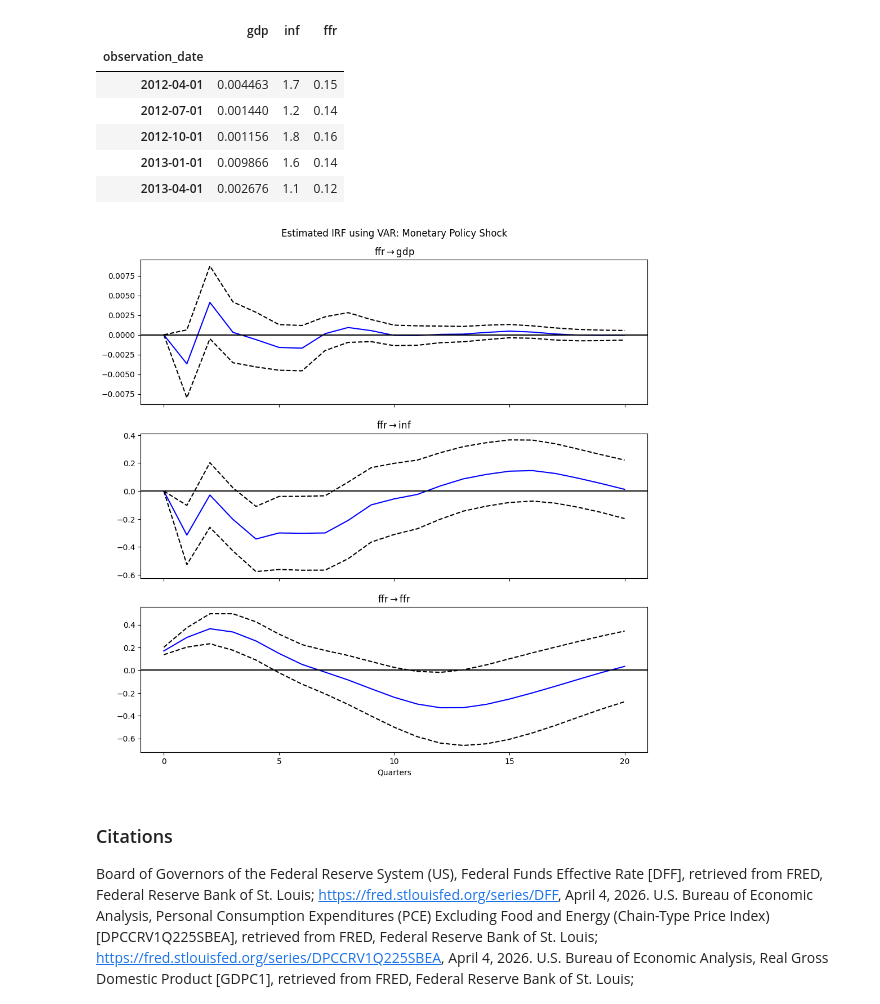
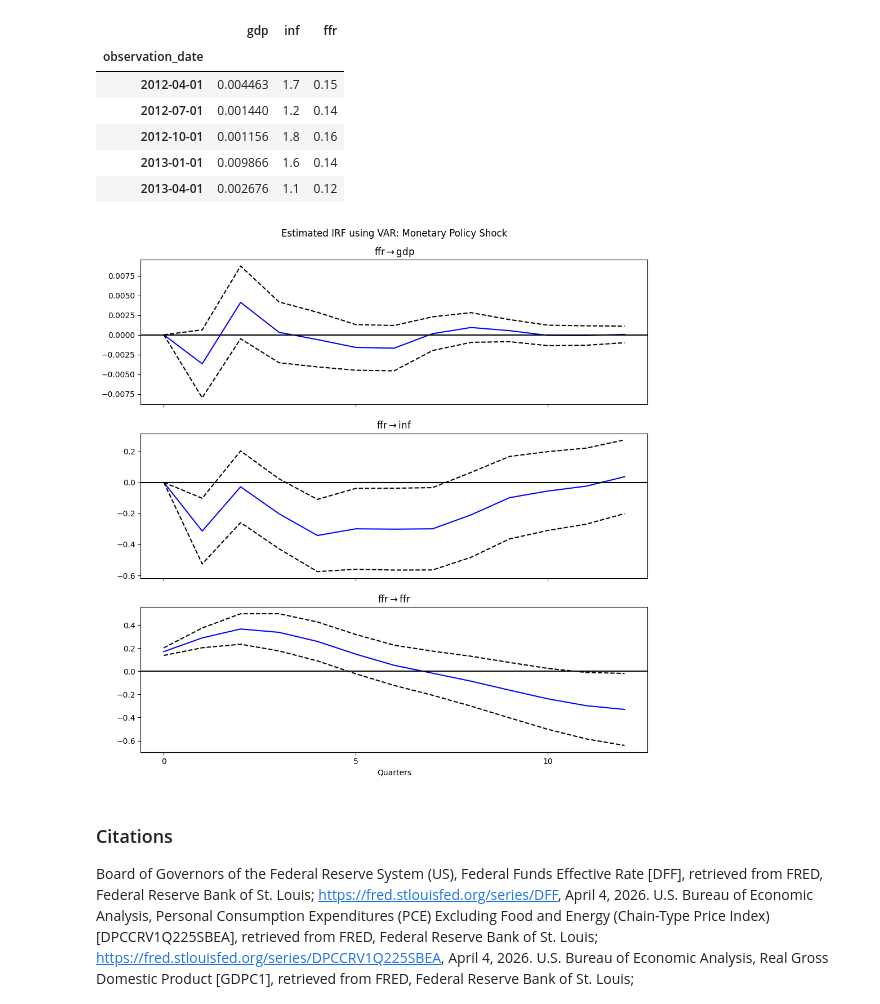
Before and after one commit to matt-dot-k/econ-622-project, a Jupyter notebook: US_data.ipynb, the cells around one changed output. Cells and saved outputs as stored; diff of their text form; code cells hidden in the pictures.

```diff
--- a/US_data.ipynb
+++ b/US_data.ipynb
@@ -9,6 +9,9 @@ import pandas as pd
 import matplotlib.pyplot as plt
 import numpy as np
 from statsmodels.tsa.api import VAR
+# %%
+# set parameters
+q = 12 # number of quarters for IRF
 # %%
 # load data
 gdp = pd.read_csv('data/GDPC1.csv', index_col=0, parse_dates=True)
@@ -34,18 +37,18 @@ data.head()
 | 2013-04-01 | 0.002676 | 1.1 | 0.12 |
 # %%
 # VAR estimation of IRFs
-def estimate_irf(data, T):
+def estimate_irf(data, q):
     model = VAR(data)
     results = model.fit(ic="aic")
-    return results.irf(T)
-VAR_irf = estimate_irf(data, T=20)
+    return results.irf(q)
+VAR_irf = estimate_irf(data, q)
 VAR_irf.plot(orth=True, impulse = "ffr")
 plt.suptitle("Estimated IRF using VAR: Monetary Policy Shock")
 plt.xlabel("Quarters")
-plt.xticks(range(0, 21, 5))
+plt.xticks(range(0, q+1, 5))
 plt.show()
 # %% [output]
-[figure, old version]
+[figure, new version]
 # %%
 # SLP estimation of IRFs
 # %% [markdown]
```
Also changed, not shown: 1 other file.
